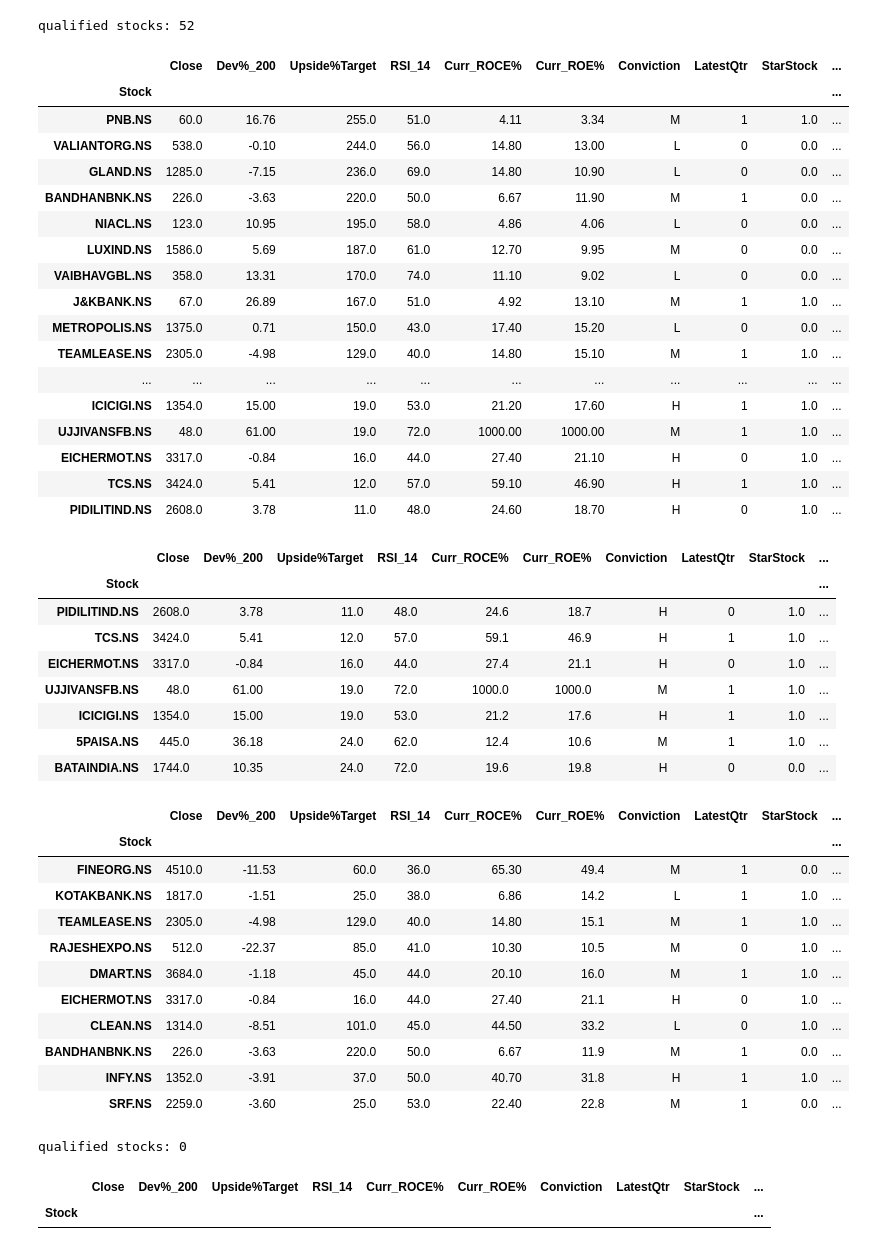
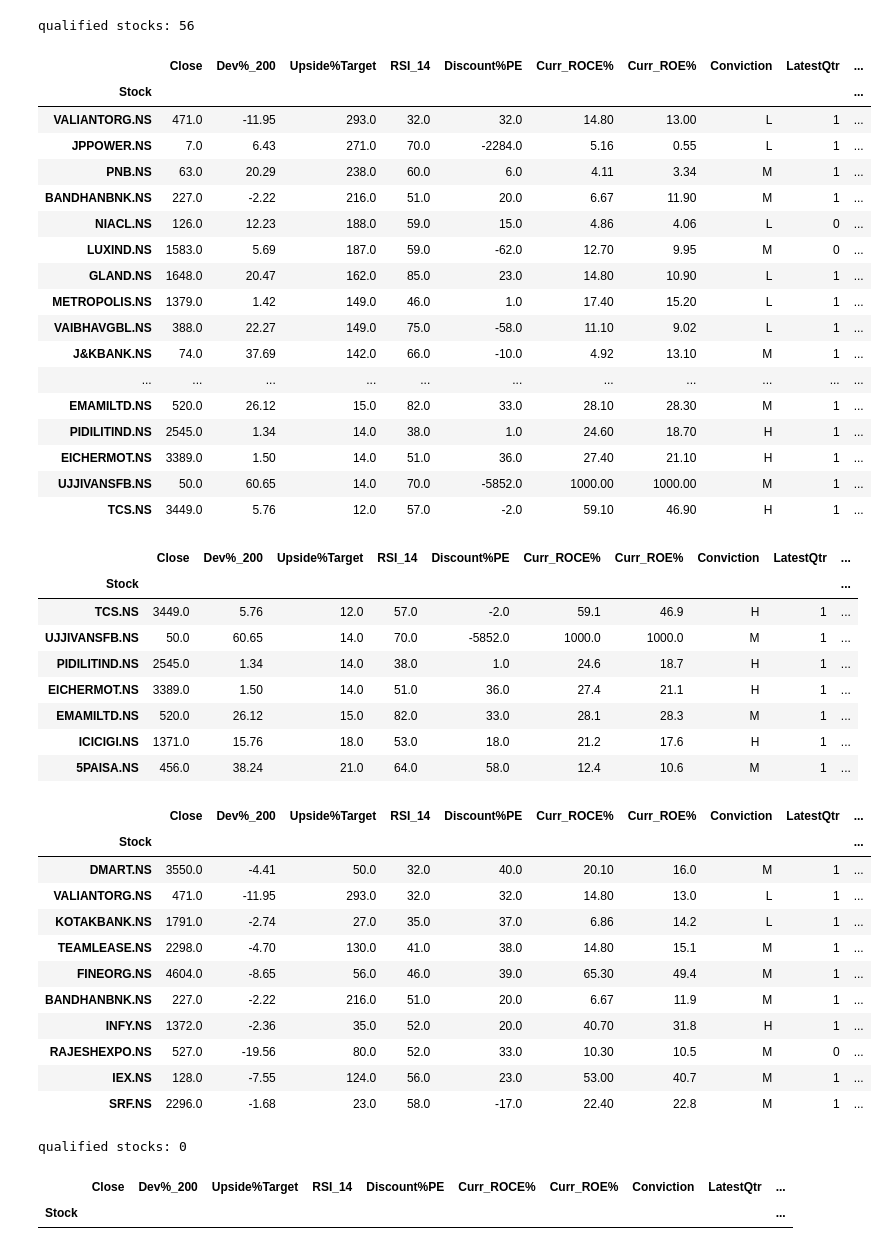
Before and after one commit to ankit-rathi/Data-Science-with-Python, a Jupyter notebook: Tradevesting/myProspects_Upside_Analysis_ATH.ipynb, the cells around one changed output. Saved outputs shown, nothing was run; the diff lists cells and outputs as text; code cells hidden in the pictures.

```diff
--- a/Tradevesting/myProspects_Upside_Analysis_ATH.ipynb
+++ b/Tradevesting/myProspects_Upside_Analysis_ATH.ipynb
@@ -284,63 +284,63 @@ df_common_features['Upside%Target'] = round((df_common_features['Target']-df_com
 df_common_features = df_common_features.set_index('Stock')
 # %%
 # portfolio stocks
-cols = ['Close',	'Dev%_200',	'Upside%Target',	'RSI_14', 'Curr_ROCE%', 'Curr_ROE%', 'Conviction',  'LatestQtr', 'StarStock', 'Criteria', 'Strategy', 'Investment']
+cols = ['Close',	'Dev%_200',	'Upside%Target',	'RSI_14', 'Discount%PE', 'Curr_ROCE%', 'Curr_ROE%', 'Conviction',  'LatestQtr', 'StarStock', 'Criteria', 'Strategy', 'Investment']
 tmp_df = df_common_features[cols]
 tmp_df = tmp_df[tmp_df.index.isin(df_mypf[df_mypf['InPortfolio'] == 1].Stock.values)]
 print('qualified stocks: '+str(tmp_df.shape[0]))
 
 investment = round(sum(tmp_df['Investment']),0)
 tmp_df['Weightage%'] = round(tmp_df['Investment']*100/investment,2)
 tmp_df.sort_values(by = 'Upside%Target', ascending=False)
 # %% [output]
-qualified stocks: 52
+qualified stocks: 56
-|  | Close | Dev%_200 | Upside%Target | RSI_14 | Curr_ROCE% | Curr_ROE% | Conviction | LatestQtr | StarStock | ... |
+|  | Close | Dev%_200 | Upside%Target | RSI_14 | Discount%PE | Curr_ROCE% | Curr_ROE% | Conviction | LatestQtr | ... |
 | Stock |  |  |  |  |  |  |  |  |  | ... |
-| PNB.NS | 60.0 | 16.76 | 255.0 | 51.0 | 4.11 | 3.34 | M | 1 | 1.0 | ... |
-| VALIANTORG.NS | 538.0 | -0.10 | 244.0 | 56.0 | 14.80 | 13.00 | L | 0 | 0.0 | ... |
-| GLAND.NS | 1285.0 | -7.15 | 236.0 | 69.0 | 14.80 | 10.90 | L | 0 | 0.0 | ... |
-| BANDHANBNK.NS | 226.0 | -3.63 | 220.0 | 50.0 | 6.67 | 11.90 | M | 1 | 0.0 | ... |
-| NIACL.NS | 123.0 | 10.95 | 195.0 | 58.0 | 4.86 | 4.06 | L | 0 | 0.0 | ... |
-| LUXIND.NS | 1586.0 | 5.69 | 187.0 | 61.0 | 12.70 | 9.95 | M | 0 | 0.0 | ... |
-| VAIBHAVGBL.NS | 358.0 | 13.31 | 170.0 | 74.0 | 11.10 | 9.02 | L | 0 | 0.0 | ... |
-| J&KBANK.NS | 67.0 | 26.89 | 167.0 | 51.0 | 4.92 | 13.10 | M | 1 | 1.0 | ... |
-| METROPOLIS.NS | 1375.0 | 0.71 | 150.0 | 43.0 | 17.40 | 15.20 | L | 0 | 0.0 | ... |
-| TEAMLEASE.NS | 2305.0 | -4.98 | 129.0 | 40.0 | 14.80 | 15.10 | M | 1 | 1.0 | ... |
+| VALIANTORG.NS | 471.0 | -11.95 | 293.0 | 32.0 | 32.0 | 14.80 | 13.00 | L | 1 | ... |
+| JPPOWER.NS | 7.0 | 6.43 | 271.0 | 70.0 | -2284.0 | 5.16 | 0.55 | L | 1 | ... |
+| PNB.NS | 63.0 | 20.29 | 238.0 | 60.0 | 6.0 | 4.11 | 3.34 | M | 1 | ... |
+| BANDHANBNK.NS | 227.0 | -2.22 | 216.0 | 51.0 | 20.0 | 6.67 | 11.90 | M | 1 | ... |
+| NIACL.NS | 126.0 | 12.23 | 188.0 | 59.0 | 15.0 | 4.86 | 4.06 | L | 0 | ... |
+| LUXIND.NS | 1583.0 | 5.69 | 187.0 | 59.0 | -62.0 | 12.70 | 9.95 | M | 0 | ... |
+| GLAND.NS | 1648.0 | 20.47 | 162.0 | 85.0 | 23.0 | 14.80 | 10.90 | L | 1 | ... |
+| METROPOLIS.NS | 1379.0 | 1.42 | 149.0 | 46.0 | 1.0 | 17.40 | 15.20 | L | 1 | ... |
+| VAIBHAVGBL.NS | 388.0 | 22.27 | 149.0 | 75.0 | -58.0 | 11.10 | 9.02 | L | 1 | ... |
+| J&KBANK.NS | 74.0 | 37.69 | 142.0 | 66.0 | -10.0 | 4.92 | 13.10 | M | 1 | ... |
 | ... | ... | ... | ... | ... | ... | ... | ... | ... | ... | ... |
-| ICICIGI.NS | 1354.0 | 15.00 | 19.0 | 53.0 | 21.20 | 17.60 | H | 1 | 1.0 | ... |
-| UJJIVANSFB.NS | 48.0 | 61.00 | 19.0 | 72.0 | 1000.00 | 1000.00 | M | 1 | 1.0 | ... |
-| EICHERMOT.NS | 3317.0 | -0.84 | 16.0 | 44.0 | 27.40 | 21.10 | H | 0 | 1.0 | ... |
-| TCS.NS | 3424.0 | 5.41 | 12.0 | 57.0 | 59.10 | 46.90 | H | 1 | 1.0 | ... |
-| PIDILITIND.NS | 2608.0 | 3.78 | 11.0 | 48.0 | 24.60 | 18.70 | H | 0 | 1.0 | ... |
+| EMAMILTD.NS | 520.0 | 26.12 | 15.0 | 82.0 | 33.0 | 28.10 | 28.30 | M | 1 | ... |
+| PIDILITIND.NS | 2545.0 | 1.34 | 14.0 | 38.0 | 1.0 | 24.60 | 18.70 | H | 1 | ... |
+| EICHERMOT.NS | 3389.0 | 1.50 | 14.0 | 51.0 | 36.0 | 27.40 | 21.10 | H | 1 | ... |
+| UJJIVANSFB.NS | 50.0 | 60.65 | 14.0 | 70.0 | -5852.0 | 1000.00 | 1000.00 | M | 1 | ... |
+| TCS.NS | 3449.0 | 5.76 | 12.0 | 57.0 | -2.0 | 59.10 | 46.90 | H | 1 | ... |
 # %%
 # top 5 from portfolio to book profit based on Upside%ATH
 tmp_df.sort_values(by = 'Upside%Target', ascending=True).head(7)
 # %% [output]
-|  | Close | Dev%_200 | Upside%Target | RSI_14 | Curr_ROCE% | Curr_ROE% | Conviction | LatestQtr | StarStock | ... |
+|  | Close | Dev%_200 | Upside%Target | RSI_14 | Discount%PE | Curr_ROCE% | Curr_ROE% | Conviction | LatestQtr | ... |
 | Stock |  |  |  |  |  |  |  |  |  | ... |
-| PIDILITIND.NS | 2608.0 | 3.78 | 11.0 | 48.0 | 24.6 | 18.7 | H | 0 | 1.0 | ... |
-| TCS.NS | 3424.0 | 5.41 | 12.0 | 57.0 | 59.1 | 46.9 | H | 1 | 1.0 | ... |
-| EICHERMOT.NS | 3317.0 | -0.84 | 16.0 | 44.0 | 27.4 | 21.1 | H | 0 | 1.0 | ... |
-| UJJIVANSFB.NS | 48.0 | 61.00 | 19.0 | 72.0 | 1000.0 | 1000.0 | M | 1 | 1.0 | ... |
-| ICICIGI.NS | 1354.0 | 15.00 | 19.0 | 53.0 | 21.2 | 17.6 | H | 1 | 1.0 | ... |
-| 5PAISA.NS | 445.0 | 36.18 | 24.0 | 62.0 | 12.4 | 10.6 | M | 1 | 1.0 | ... |
-| BATAINDIA.NS | 1744.0 | 10.35 | 24.0 | 72.0 | 19.6 | 19.8 | H | 0 | 0.0 | ... |
+| TCS.NS | 3449.0 | 5.76 | 12.0 | 57.0 | -2.0 | 59.1 | 46.9 | H | 1 | ... |
+| UJJIVANSFB.NS | 50.0 | 60.65 | 14.0 | 70.0 | -5852.0 | 1000.0 | 1000.0 | M | 1 | ... |
+| PIDILITIND.NS | 2545.0 | 1.34 | 14.0 | 38.0 | 1.0 | 24.6 | 18.7 | H | 1 | ... |
+| EICHERMOT.NS | 3389.0 | 1.50 | 14.0 | 51.0 | 36.0 | 27.4 | 21.1 | H | 1 | ... |
+| EMAMILTD.NS | 520.0 | 26.12 | 15.0 | 82.0 | 33.0 | 28.1 | 28.3 | M | 1 | ... |
+| ICICIGI.NS | 1371.0 | 15.76 | 18.0 | 53.0 | 18.0 | 21.2 | 17.6 | H | 1 | ... |
+| 5PAISA.NS | 456.0 | 38.24 | 21.0 | 64.0 | 58.0 | 12.4 | 10.6 | M | 1 | ... |
 # %%
 # top 10 stocks from portfolio for SIP based on 200 DMA and RSI
 tmp_df[tmp_df['Dev%_200'] < 0].sort_values(by = 'RSI_14', ascending=True).head(10)
 # %% [output]
-|  | Close | Dev%_200 | Upside%Target | RSI_14 | Curr_ROCE% | Curr_ROE% | Conviction | LatestQtr | StarStock | ... |
+|  | Close | Dev%_200 | Upside%Target | RSI_14 | Discount%PE | Curr_ROCE% | Curr_ROE% | Conviction | LatestQtr | ... |
 | Stock |  |  |  |  |  |  |  |  |  | ... |
-| FINEORG.NS | 4510.0 | -11.53 | 60.0 | 36.0 | 65.30 | 49.4 | M | 1 | 0.0 | ... |
-| KOTAKBANK.NS | 1817.0 | -1.51 | 25.0 | 38.0 | 6.86 | 14.2 | L | 1 | 1.0 | ... |
-| TEAMLEASE.NS | 2305.0 | -4.98 | 129.0 | 40.0 | 14.80 | 15.1 | M | 1 | 1.0 | ... |
-| RAJESHEXPO.NS | 512.0 | -22.37 | 85.0 | 41.0 | 10.30 | 10.5 | M | 0 | 1.0 | ... |
-| DMART.NS | 3684.0 | -1.18 | 45.0 | 44.0 | 20.10 | 16.0 | M | 1 | 1.0 | ... |
-| EICHERMOT.NS | 3317.0 | -0.84 | 16.0 | 44.0 | 27.40 | 21.1 | H | 0 | 1.0 | ... |
-| CLEAN.NS | 1314.0 | -8.51 | 101.0 | 45.0 | 44.50 | 33.2 | L | 0 | 1.0 | ... |
-| BANDHANBNK.NS | 226.0 | -3.63 | 220.0 | 50.0 | 6.67 | 11.9 | M | 1 | 0.0 | ... |
-| INFY.NS | 1352.0 | -3.91 | 37.0 | 50.0 | 40.70 | 31.8 | H | 1 | 1.0 | ... |
-| SRF.NS | 2259.0 | -3.60 | 25.0 | 53.0 | 22.40 | 22.8 | M | 1 | 0.0 | ... |
+| DMART.NS | 3550.0 | -4.41 | 50.0 | 32.0 | 40.0 | 20.10 | 16.0 | M | 1 | ... |
+| VALIANTORG.NS | 471.0 | -11.95 | 293.0 | 32.0 | 32.0 | 14.80 | 13.0 | L | 1 | ... |
+| KOTAKBANK.NS | 1791.0 | -2.74 | 27.0 | 35.0 | 37.0 | 6.86 | 14.2 | L | 1 | ... |
+| TEAMLEASE.NS | 2298.0 | -4.70 | 130.0 | 41.0 | 38.0 | 14.80 | 15.1 | M | 1 | ... |
+| FINEORG.NS | 4604.0 | -8.65 | 56.0 | 46.0 | 39.0 | 65.30 | 49.4 | M | 1 | ... |
+| BANDHANBNK.NS | 227.0 | -2.22 | 216.0 | 51.0 | 20.0 | 6.67 | 11.9 | M | 1 | ... |
+| INFY.NS | 1372.0 | -2.36 | 35.0 | 52.0 | 20.0 | 40.70 | 31.8 | H | 1 | ... |
+| RAJESHEXPO.NS | 527.0 | -19.56 | 80.0 | 52.0 | 33.0 | 10.30 | 10.5 | M | 0 | ... |
+| IEX.NS | 128.0 | -7.55 | 124.0 | 56.0 | 23.0 | 53.00 | 40.7 | M | 1 | ... |
+| SRF.NS | 2296.0 | -1.68 | 23.0 | 58.0 | -17.0 | 22.40 | 22.8 | M | 1 | ... |
 # %%
 #df_common_features.drop([ '200_SMA', 'Avg_Cost', 'Shares', 'Med_PE', 'Curr_PE', 'Discount%PE'], axis=1, inplace=True)
 tmp_base_df = df_common_features[~df_common_features.index.isin(df_mypf[df_mypf['InPortfolio'] == 1].Stock.values)][cols]
@@ -355,7 +355,7 @@ print('qualified stocks: '+str(tmp_df.shape[0]))
 tmp_df.sort_values(by = 'Upside%Target', ascending=False)
 # %% [output]
 qualified stocks: 0
-|  | Close | Dev%_200 | Upside%Target | RSI_14 | Curr_ROCE% | Curr_ROE% | Conviction | LatestQtr | StarStock | ... |
+|  | Close | Dev%_200 | Upside%Target | RSI_14 | Discount%PE | Curr_ROCE% | Curr_ROE% | Conviction | LatestQtr | ... |
 | Stock |  |  |  |  |  |  |  |  |  | ... |
 # %%
 # star + v40/v40n prospects (for upside)
```
Also changed, not shown: parts of 14 cells of this notebook.
